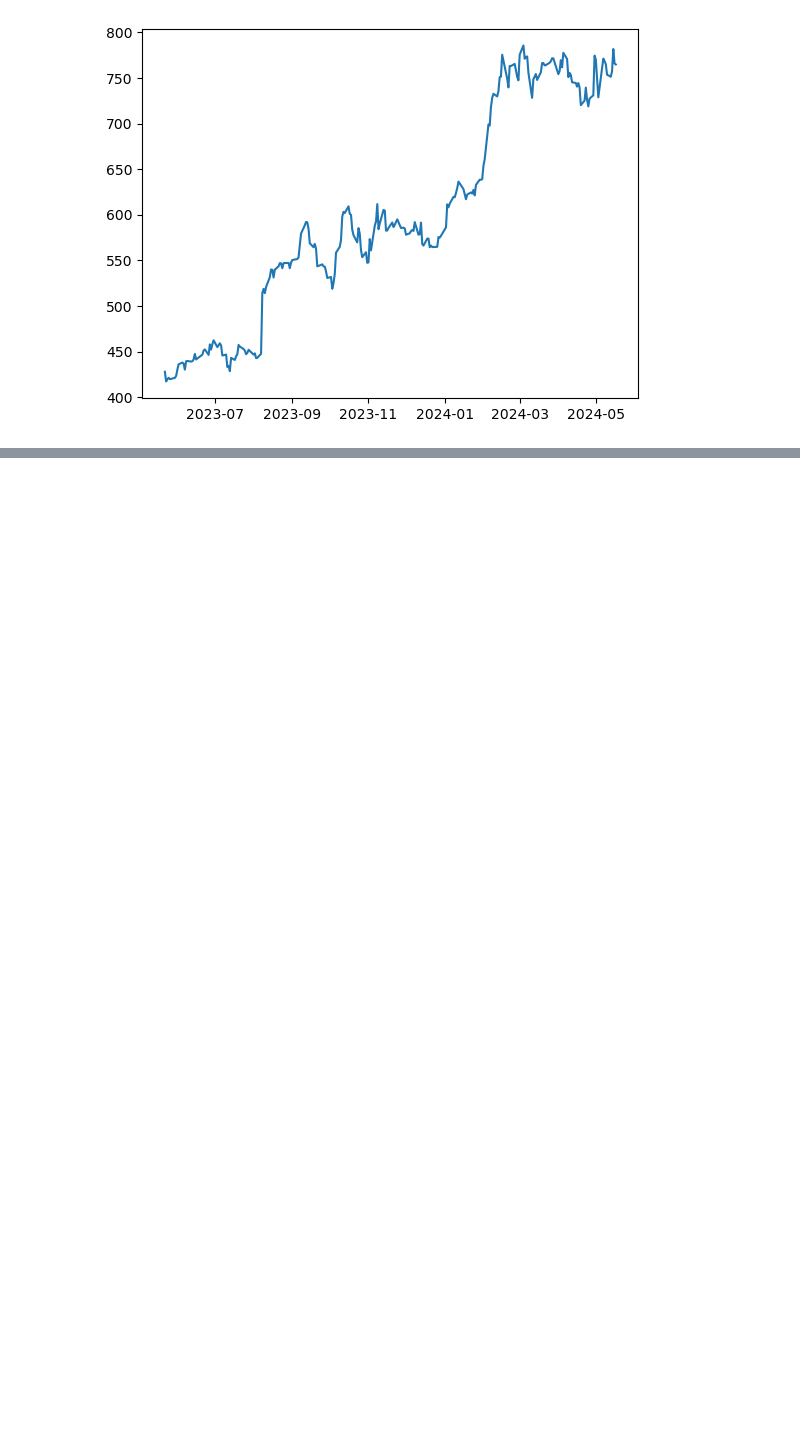
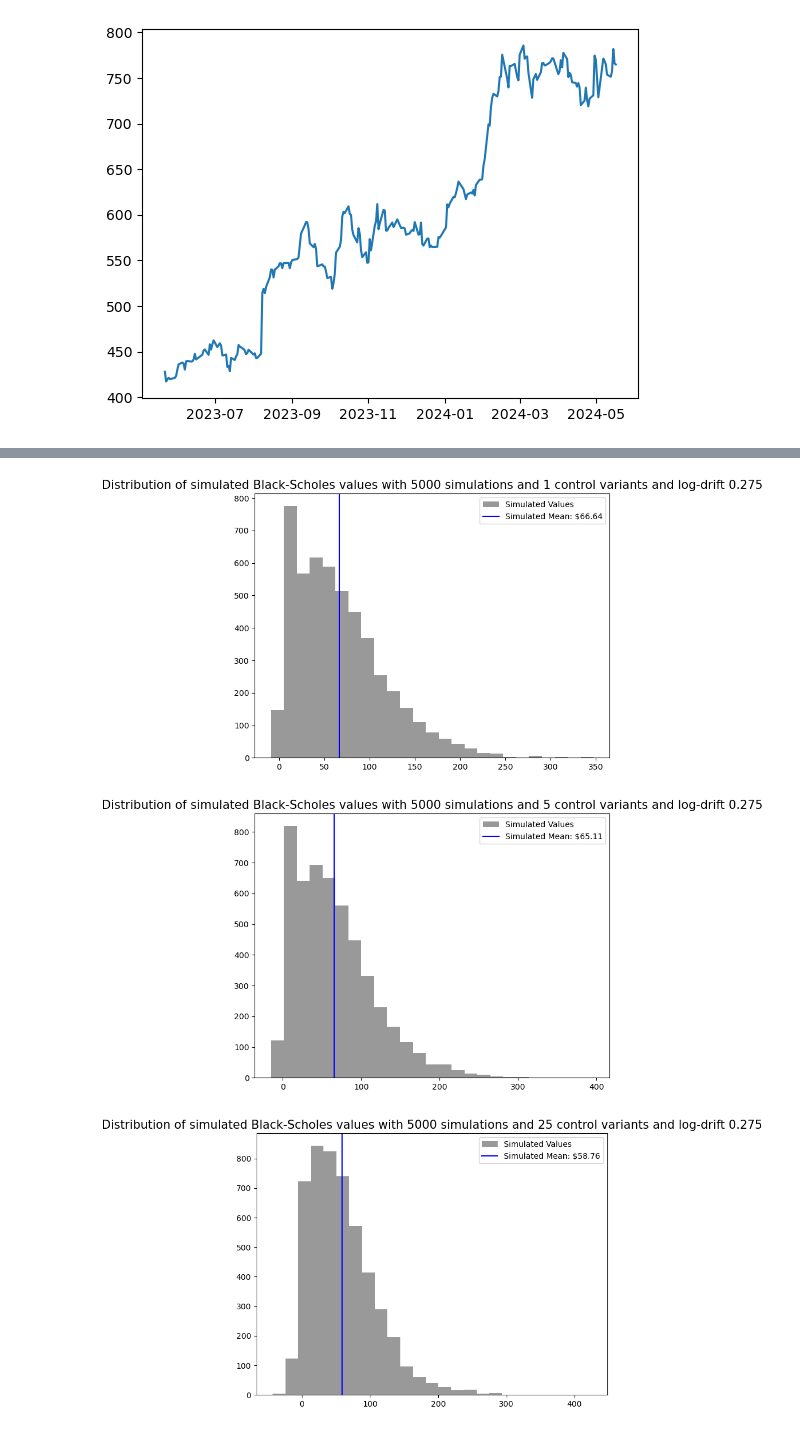
Before and after one commit to shabarishch/Quantfinancebootcamp, a Jupyter notebook: miniproject4.ipynb, the cells around one changed output, grey strips where cells are left out. Cells and saved outputs as stored; diff of their text form; code cells hidden in the pictures; blank space fills up the shorter version.

```diff
--- a/miniproject4.ipynb
+++ b/miniproject4.ipynb
@@ -306,0 +382,37 @@ monte_sim_call_delta(S0, K, t, r, n_paths)
+# %%
+S0 = 100
+K = 120
+#sigma = .5
+t = 1
+r = 0.04
+#mu = .35 #Drift of stock movement
+delta_sims = 500
+
+n_sims = 5000
+
+hedging_numbers = [1, 5, 25, 50, 100]
+
+#bs_price = bs_call(S0,K,sigma,t,r)
+
+for n_hedges in hedging_numbers:
+    #profits_hedged = bs_MC_call(S0, K, sigma, r, t, mu, n_sims, n_hedges, delta_sims)
+    profits_hedged = mc_sim_call_garch_delta_hedge(S0, K, garch_params, r, t, n_sims , n_hedges, delta_sims)
+
+    plt.figure(figsize = (8,6))
+
+    plt.hist(profits_hedged, bins = 25, alpha = .4, color = 'black', label = 'Simulated Values')
+
+    #plt.axvline(bs_price, label = f'Black-Scholes Price: ${bs_price:.2f}', color = 'red')
+
+    plt.axvline(np.mean(profits_hedged), label = f'Simulated Mean: ${np.mean(profits_hedged):.2f}', color = 'blue')
+
+    plt.legend()
+
+    plt.title(f'Distribution of simulated Black-Scholes values with {n_sims} simulations and \
+{n_hedges} control variants and log-drift {mu}',size = 15)
+
+    plt.show()
+# %% [output]
+[figure, added]
+[figure, added]
+[figure, added]
```
Also changed, not shown: parts of 24 cells of this notebook, 2 other files.
